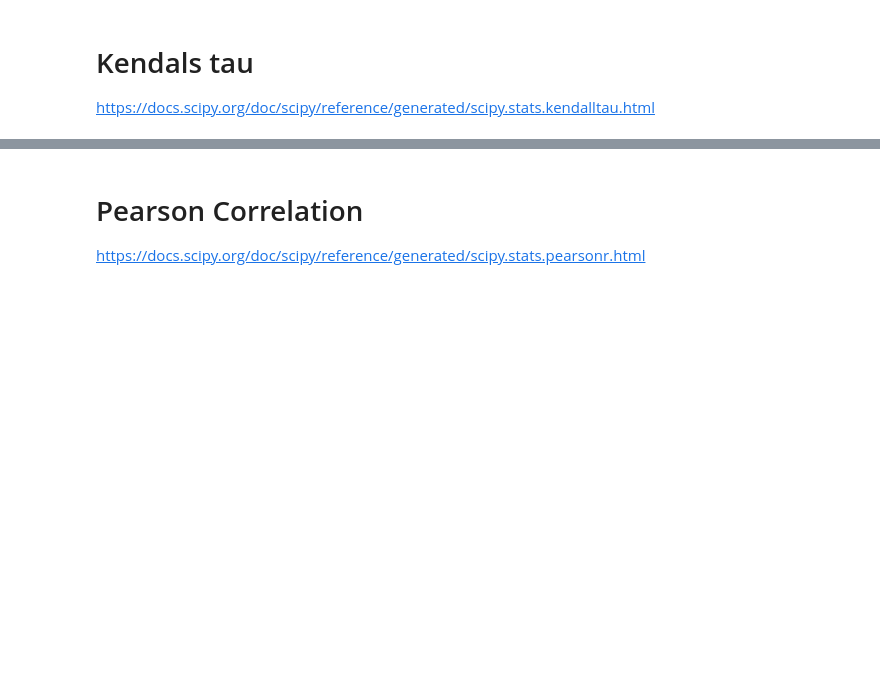
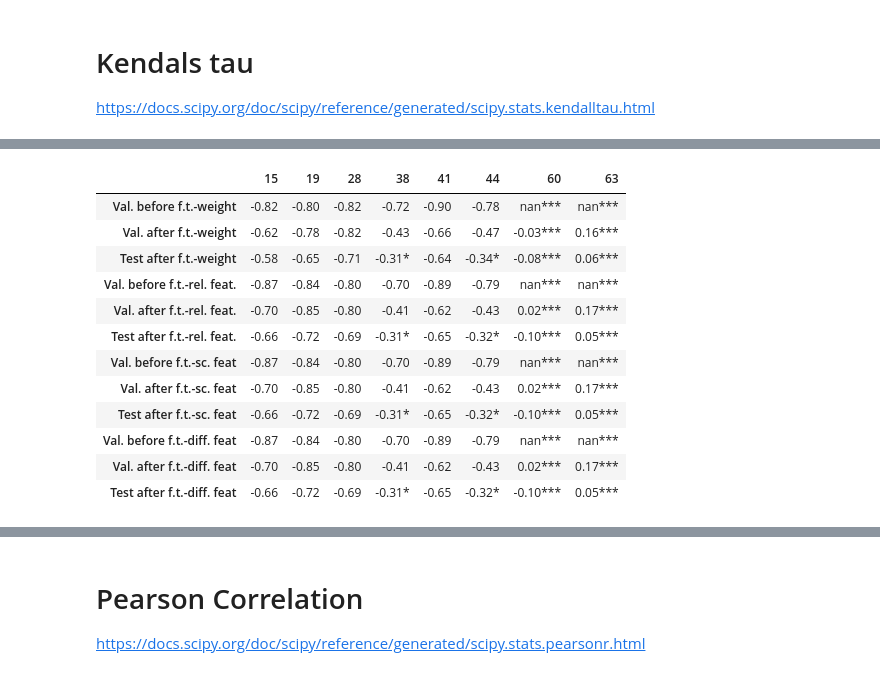
Before and after one commit to JSchuurmans/tddl, a Jupyter notebook: notebooks/results/rn18_c10_approx_vs_perform_ci.ipynb, the cells around one changed output, grey strips where cells are left out. Cells and saved outputs as stored; diff of their text form; code cells hidden in the pictures; blank space fills up the shorter version.

```diff
--- a/notebooks/results/rn18_c10_approx_vs_perform_ci.ipynb
+++ b/notebooks/results/rn18_c10_approx_vs_perform_ci.ipynb
@@ -1367,0 +1432,16 @@ df_kt
+# %%
+def p_to_asterisks(p):
+    """
+    Estimates are significantly different from zero at 1\% significance level,
+    unless they are indicated with asterisk(s), 5\% (*), or 10\% (**),
+    or not significantly different from zero (***).
+    """
+    if p < 0.01:
+        asterisk = ""
+    elif p < 0.05:
+        asterisk = "*"
+    elif p < 0.1:
+        asterisk = "**"
+    else:
+        asterisk = "***"
+    return asterisk
@@ -1372,11 +1456,11 @@ for error in errors:
     for metric in metrics:
         errors_metrics.append(f'{error}-{metric}')
 
-layers = df.layers.astype(str).unique()
+layers = ['15','19','28','38','41','44','60','63']
 
 df_kt_layers = pd.DataFrame(
-    index=layers,
-    columns=errors_metrics,
+    index=errors_metrics,
+    columns=layers,
 )
 
 for layer in df.layers.unique():
@@ -1384,4 +1468,4 @@ for layer in df.layers.unique():
     for error in errors:
         for metric in metrics:
             corr, p = kendalltau(df_layer[error], df_layer[metric])
-            df_kt_layers[f'{error}-{metric}'][str(layer)] = (corr, p)
+            df_kt_layers[str(layer)][f'{error}-{metric}'] = "{:.2f}{}".format(corr,p_to_asterisks(p))
@@ -1399,0 +1472,35 @@ df_kt_layers
+# %%
+neat_table_indices_layers = {
+    'error-valid_acc_before_ft': "Val. before f.t.-weight",
+    'error-valid_acc': "Val. after f.t.-weight",
+    'error-test_acc': "Test after f.t.-weight",
+
+    'relative_norm-valid_acc_before_ft': "Val. before f.t.-rel. feat.",
+    'relative_norm-valid_acc': "Val. after f.t.-rel. feat.",
+    'relative_norm-test_acc': "Test after f.t.-rel. feat.",
+
+    'scaled_norm-valid_acc_before_ft': "Val. before f.t.-sc. feat",
+    'scaled_norm-valid_acc': "Val. after f.t.-sc. feat",
+    'scaled_norm-test_acc': "Test after f.t.-sc. feat",
+
+    'norm_diff-valid_acc_before_ft': "Val. before f.t.-diff. feat",
+    'norm_diff-valid_acc': "Val. after f.t.-diff. feat",
+    'norm_diff-test_acc': "Test after f.t.-diff. feat",
+}
+
+df_kt_layers.rename(index=neat_table_indices_layers, inplace=True)
+df_kt_layers
+# %% [output]
+|  | 15 | 19 | 28 | 38 | 41 | 44 | 60 | 63 |
+| Val. before f.t.-weight | -0.82 | -0.80 | -0.82 | -0.72 | -0.90 | -0.78 | nan*** | nan*** |
+| Val. after f.t.-weight | -0.62 | -0.78 | -0.82 | -0.43 | -0.66 | -0.47 | -0.03*** | 0.16*** |
+| Test after f.t.-weight | -0.58 | -0.65 | -0.71 | -0.31* | -0.64 | -0.34* | -0.08*** | 0.06*** |
+| Val. before f.t.-rel. feat. | -0.87 | -0.84 | -0.80 | -0.70 | -0.89 | -0.79 | nan*** | nan*** |
+| Val. after f.t.-rel. feat. | -0.70 | -0.85 | -0.80 | -0.41 | -0.62 | -0.43 | 0.02*** | 0.17*** |
+| Test after f.t.-rel. feat. | -0.66 | -0.72 | -0.69 | -0.31* | -0.65 | -0.32* | -0.10*** | 0.05*** |
+| Val. before f.t.-sc. feat | -0.87 | -0.84 | -0.80 | -0.70 | -0.89 | -0.79 | nan*** | nan*** |
+| Val. after f.t.-sc. feat | -0.70 | -0.85 | -0.80 | -0.41 | -0.62 | -0.43 | 0.02*** | 0.17*** |
+| Test after f.t.-sc. feat | -0.66 | -0.72 | -0.69 | -0.31* | -0.65 | -0.32* | -0.10*** | 0.05*** |
+| Val. before f.t.-diff. feat | -0.87 | -0.84 | -0.80 | -0.70 | -0.89 | -0.79 | nan*** | nan*** |
+| Val. after f.t.-diff. feat | -0.70 | -0.85 | -0.80 | -0.41 | -0.62 | -0.43 | 0.02*** | 0.17*** |
+| Test after f.t.-diff. feat | -0.66 | -0.72 | -0.69 | -0.31* | -0.65 | -0.32* | -0.10*** | 0.05*** |
```
Also changed, not shown: parts of 20 cells of this notebook, 5 other files.
